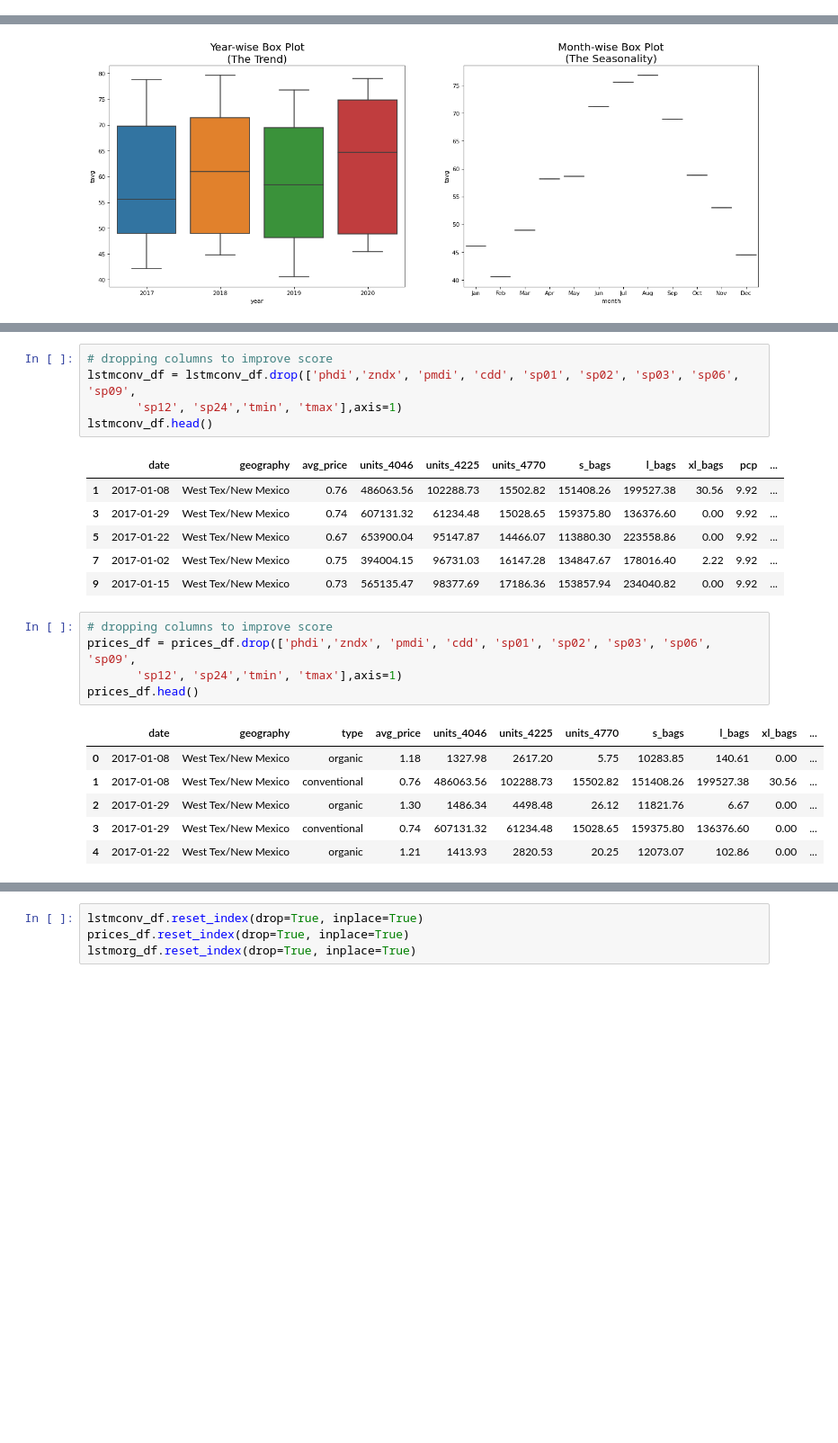
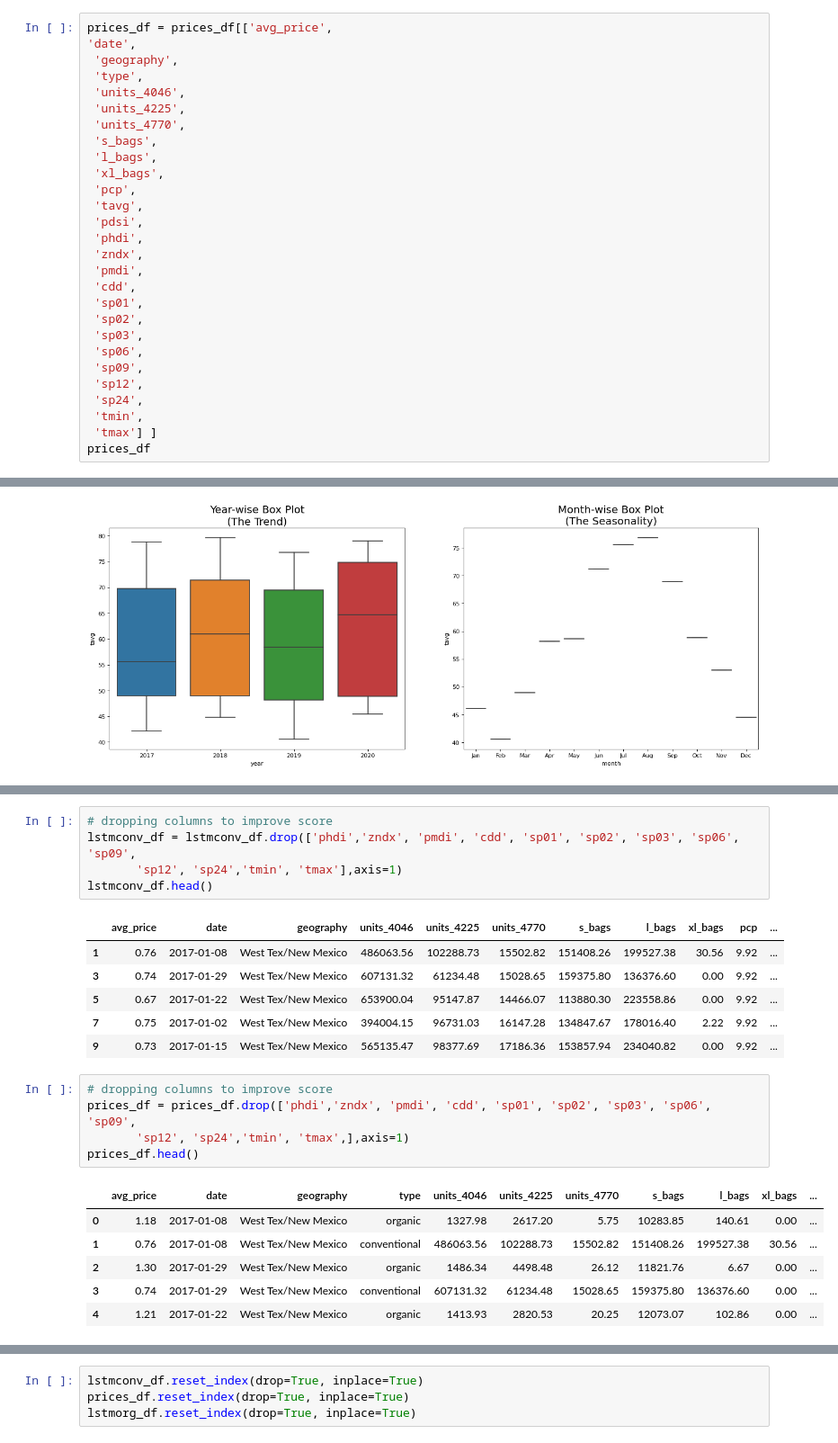
Before and after one commit to davidmcbee/Health_and_Avocados, a Jupyter notebook: ML_models/LSTM_Multivariate_Prices_climate.ipynb, the cells around one changed output, grey strips where cells are left out. Shown at 90% size. Drawn from its saved outputs; the diff is of its cells as text; blank space fills up the shorter version.

```diff
--- a/ML_models/LSTM_Multivariate_Prices_climate.ipynb
+++ b/ML_models/LSTM_Multivariate_Prices_climate.ipynb
@@ -74,3 +74,31 @@ prices_df
 | 20408 | 2020-09-06 | Albany | organic | 1.66 | 27.32 | 423.11 | 0.00 | 856.22 | 1281.15 | 0.00 | ... |
 | 20409 | 2020-09-06 | Albany | conventional | 1.30 | 8926.79 | 104185.45 | 118.00 | 17394.83 | 8510.43 | 577.36 | ... |
 20410 rows × 26 columns
+# %%
+prices_df = prices_df[['avg_price',
+'date',
+ 'geography',
+ 'type',
+ 'units_4046',
+ 'units_4225',
+ 'units_4770',
+ 's_bags',
+ 'l_bags',
+ 'xl_bags',
+ 'pcp',
+ 'tavg',
+ 'pdsi',
+ 'phdi',
+ 'zndx',
+ 'pmdi',
+ 'cdd',
+ 'sp01',
+ 'sp02',
+ 'sp03',
+ 'sp06',
+ 'sp09',
+ 'sp12',
+ 'sp24',
+ 'tmin',
+ 'tmax'] ]
+prices_df
@@ -204,21 +246,21 @@ lstmconv_df = lstmconv_df.drop(['phdi','zndx', 'pmdi', 'cdd', 'sp01', 'sp02', 's
        'sp12', 'sp24','tmin', 'tmax'],axis=1)
 lstmconv_df.head()
 # %% [output]
-|  | date | geography | avg_price | units_4046 | units_4225 | units_4770 | s_bags | l_bags | xl_bags | pcp | ... |
-| 1 | 2017-01-08 | West Tex/New Mexico | 0.76 | 486063.56 | 102288.73 | 15502.82 | 151408.26 | 199527.38 | 30.56 | 9.92 | ... |
-| 3 | 2017-01-29 | West Tex/New Mexico | 0.74 | 607131.32 | 61234.48 | 15028.65 | 159375.80 | 136376.60 | 0.00 | 9.92 | ... |
-| 5 | 2017-01-22 | West Tex/New Mexico | 0.67 | 653900.04 | 95147.87 | 14466.07 | 113880.30 | 223558.86 | 0.00 | 9.92 | ... |
-| 7 | 2017-01-02 | West Tex/New Mexico | 0.75 | 394004.15 | 96731.03 | 16147.28 | 134847.67 | 178016.40 | 2.22 | 9.92 | ... |
-| 9 | 2017-01-15 | West Tex/New Mexico | 0.73 | 565135.47 | 98377.69 | 17186.36 | 153857.94 | 234040.82 | 0.00 | 9.92 | ... |
+|  | avg_price | date | geography | units_4046 | units_4225 | units_4770 | s_bags | l_bags | xl_bags | pcp | ... |
+| 1 | 0.76 | 2017-01-08 | West Tex/New Mexico | 486063.56 | 102288.73 | 15502.82 | 151408.26 | 199527.38 | 30.56 | 9.92 | ... |
+| 3 | 0.74 | 2017-01-29 | West Tex/New Mexico | 607131.32 | 61234.48 | 15028.65 | 159375.80 | 136376.60 | 0.00 | 9.92 | ... |
+| 5 | 0.67 | 2017-01-22 | West Tex/New Mexico | 653900.04 | 95147.87 | 14466.07 | 113880.30 | 223558.86 | 0.00 | 9.92 | ... |
+| 7 | 0.75 | 2017-01-02 | West Tex/New Mexico | 394004.15 | 96731.03 | 16147.28 | 134847.67 | 178016.40 | 2.22 | 9.92 | ... |
+| 9 | 0.73 | 2017-01-15 | West Tex/New Mexico | 565135.47 | 98377.69 | 17186.36 | 153857.94 | 234040.82 | 0.00 | 9.92 | ... |
 # %%
 # dropping columns to improve score
 prices_df = prices_df.drop(['phdi','zndx', 'pmdi', 'cdd', 'sp01', 'sp02', 'sp03', 'sp06', 'sp09',
-       'sp12', 'sp24','tmin', 'tmax'],axis=1)
+       'sp12', 'sp24','tmin', 'tmax',],axis=1)
 prices_df.head()
 # %% [output]
-|  | date | geography | type | avg_price | units_4046 | units_4225 | units_4770 | s_bags | l_bags | xl_bags | ... |
-| 0 | 2017-01-08 | West Tex/New Mexico | organic | 1.18 | 1327.98 | 2617.20 | 5.75 | 10283.85 | 140.61 | 0.00 | ... |
-| 1 | 2017-01-08 | West Tex/New Mexico | conventional | 0.76 | 486063.56 | 102288.73 | 15502.82 | 151408.26 | 199527.38 | 30.56 | ... |
-| 2 | 2017-01-29 | West Tex/New Mexico | organic | 1.30 | 1486.34 | 4498.48 | 26.12 | 11821.76 | 6.67 | 0.00 | ... |
-| 3 | 2017-01-29 | West Tex/New Mexico | conventional | 0.74 | 607131.32 | 61234.48 | 15028.65 | 159375.80 | 136376.60 | 0.00 | ... |
-| 4 | 2017-01-22 | West Tex/New Mexico | organic | 1.21 | 1413.93 | 2820.53 | 20.25 | 12073.07 | 102.86 | 0.00 | ... |
+|  | avg_price | date | geography | type | units_4046 | units_4225 | units_4770 | s_bags | l_bags | xl_bags | ... |
+| 0 | 1.18 | 2017-01-08 | West Tex/New Mexico | organic | 1327.98 | 2617.20 | 5.75 | 10283.85 | 140.61 | 0.00 | ... |
+| 1 | 0.76 | 2017-01-08 | West Tex/New Mexico | conventional | 486063.56 | 102288.73 | 15502.82 | 151408.26 | 199527.38 | 30.56 | ... |
+| 2 | 1.30 | 2017-01-29 | West Tex/New Mexico | organic | 1486.34 | 4498.48 | 26.12 | 11821.76 | 6.67 | 0.00 | ... |
+| 3 | 0.74 | 2017-01-29 | West Tex/New Mexico | conventional | 607131.32 | 61234.48 | 15028.65 | 159375.80 | 136376.60 | 0.00 | ... |
+| 4 | 1.21 | 2017-01-22 | West Tex/New Mexico | organic | 1413.93 | 2820.53 | 20.25 | 12073.07 | 102.86 | 0.00 | ... |
```
Also changed, not shown: parts of 31 cells of this notebook, 10 other files.
